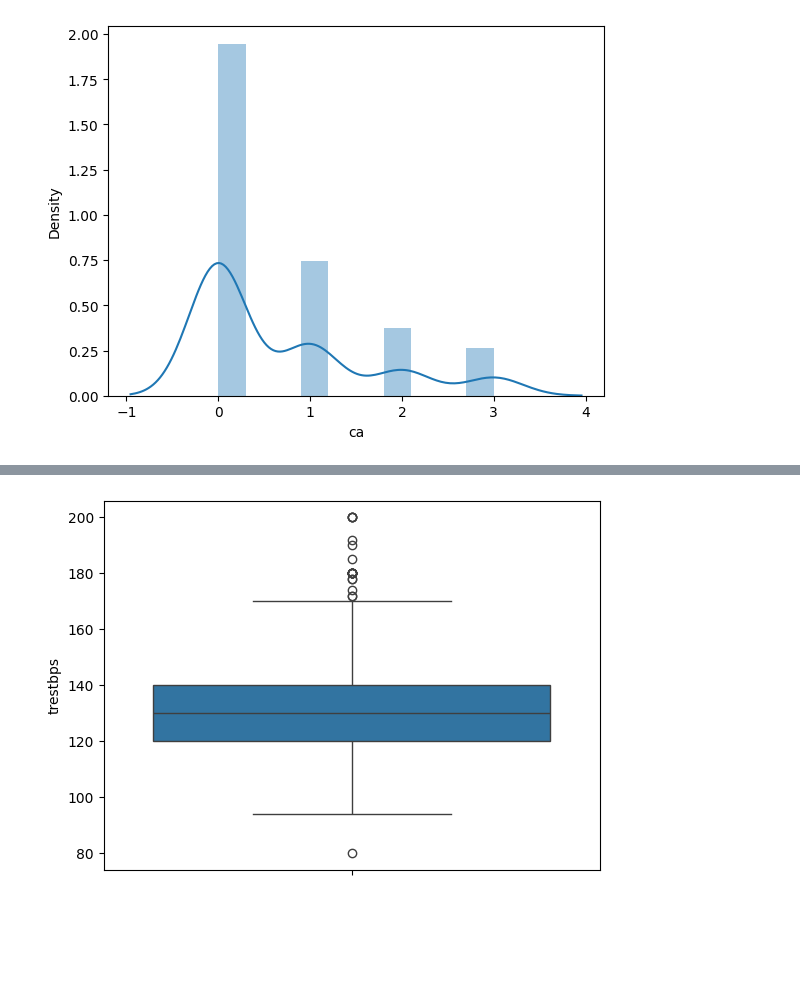
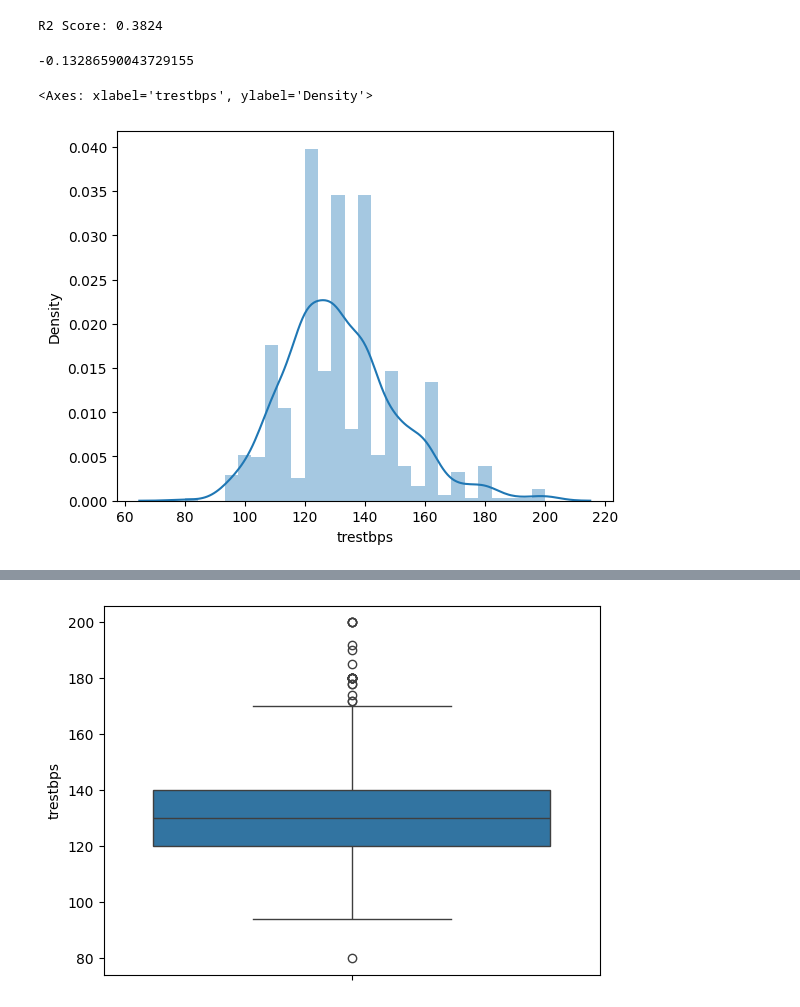
Before and after one commit to SumanGouda/Scikit-Learn-, a Jupyter notebook: PROJECT/HEART DISEASE/heart_disease_predictor.ipynb, the cells around one changed output, grey strips where cells are left out. Saved outputs shown, nothing was run; the diff lists cells and outputs as text; code cells hidden in the pictures; blank space fills up the shorter version.

Commit message:
Completed the Heart Disease Model With A Linear Regression

```diff
--- a/PROJECT/HEART DISEASE/heart_disease_predictor.ipynb
+++ b/PROJECT/HEART DISEASE/heart_disease_predictor.ipynb
@@ -39,0 +27,9 @@ y = df['num']
+# %%
+categorical_cols = ['sex', 'cp', 'fbs', 'restecg', 'exang', 'slope', 'thal']
+categorical_cols_less_missing = ['fbs', 'restecg', 'exang']
+categorical_cols_most_missing = ['thal', 'slope']
+categorical_cols_mcar = ['restecg', 'exang']
+
+numerical_cols = ['age', 'trestbps', 'chol', 'thalch', 'oldpeak']
+numerical_cols_mcar = ['trestbps', 'chol', 'thalch', 'oldpeak']
+not_zero_cols = ['chol', 'trestbps']
@@ -195,6 +84,3 @@ X_train = X_train[X_train['trestbps'] > 0]  # Keep only valid BP values
-# %%
-import seaborn as sns
-sns.distplot(X_train['ca'])
-plt.show()
-# %% [output]
-[figure, removed]
+# %%
+X_train, X_test, y_train, y_test = train_test_split(X, y, test_size=0.2, random_state=42)
+X_train = X_train.loc[:, categorical_cols + numerical_cols]
@@ -200,0 +125,39 @@ plt.show()
+# %%
+from sklearn.pipeline import Pipeline
+
+pipe = Pipeline([
+    ('trf1', trf1),
+    ('trf2', trf2),
+    ('trf3', trf3),
+    ('trf4', trf4),
+    ('trf5', trf5),
+    ('trf6', trf6),
+    ('trf7', trf7),
+    ('model', LinearRegression())
+])
+# output = pipe.fit(X_train)
+# transformed_X = output.transform(X_train)
+# transformed_X
+
+# Fit the pipeline
+pipe.fit(X_train, y_train)
+
+# Predict
+y_pred = pipe.predict(X_test)
+
+#print(f"Accuracy: {accuracy_score(y_test, y_pred):.4f}")
+print(f"R2 Score: {r2_score(y_test, y_pred):.4f}")
+# %% [output]
+R2 Score: 0.3824
+# %%
+from sklearn.model_selection import cross_val_score
+
+scores = cross_val_score(pipe, X, y, cv=5)
+print(scores.mean())
+# %% [output]
+-0.13286590043729155
+# %%
+sns.distplot(X_train[X_train['trestbps'] != 0]['trestbps'], label='Before imputation')
+# %% [output]
+<Axes: xlabel='trestbps', ylabel='Density'>
+[figure, added]
```
Also changed, not shown: parts of 27 cells of this notebook.
